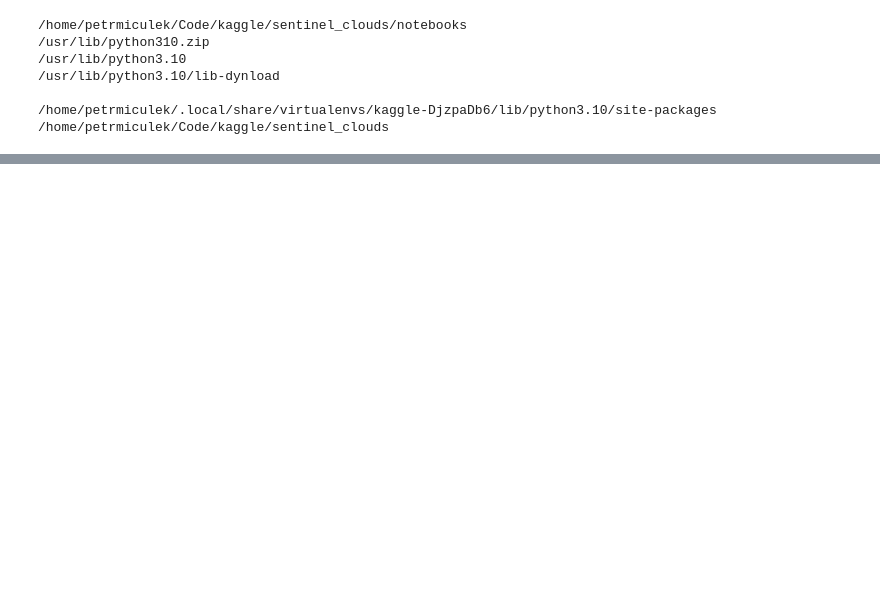
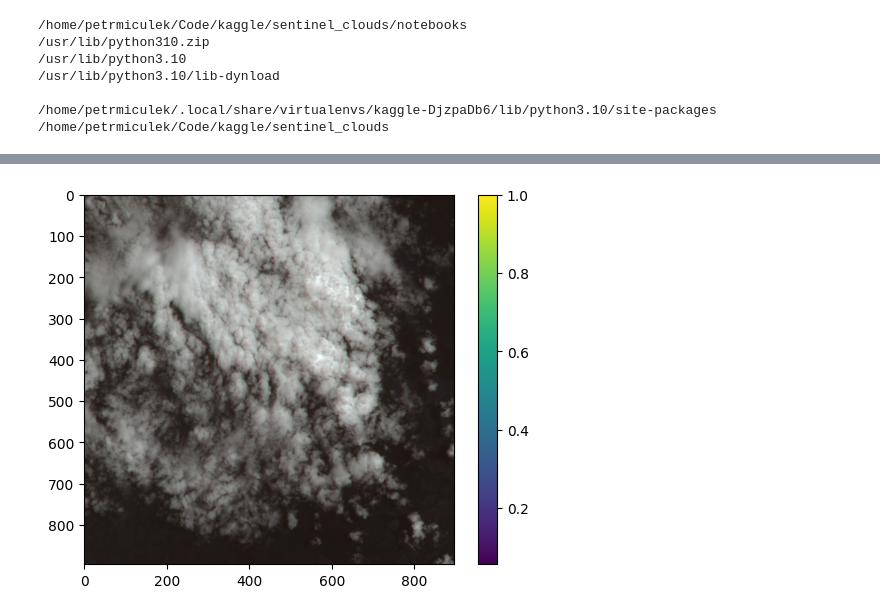
Before and after one commit to petrmiculek/sentinel-clouds, a Jupyter notebook: notebooks/eval.ipynb, the cells around one changed output, grey strips where cells are left out. Cells and saved outputs as stored; diff of their text form; code cells hidden in the pictures; blank space fills up the shorter version.

```diff
--- a/notebooks/eval.ipynb
+++ b/notebooks/eval.ipynb
@@ -109,0 +207,6 @@ model_summary.total_param_bytes, model_summary.total_params
+# %%
+ic = untile(batch['image'].cpu().numpy(), 4, 224, hwc=True)
+plt.imshow(ic[..., :3])  # , vmin=0, vmax=1
+plt.colorbar()
+plt.show()
+# %% [output]
@@ -109,0 +214 @@ model_summary.total_param_bytes, model_summary.total_params
+[figure, added]
```
Also changed, not shown: parts of 32 cells of this notebook, 7 other files.
